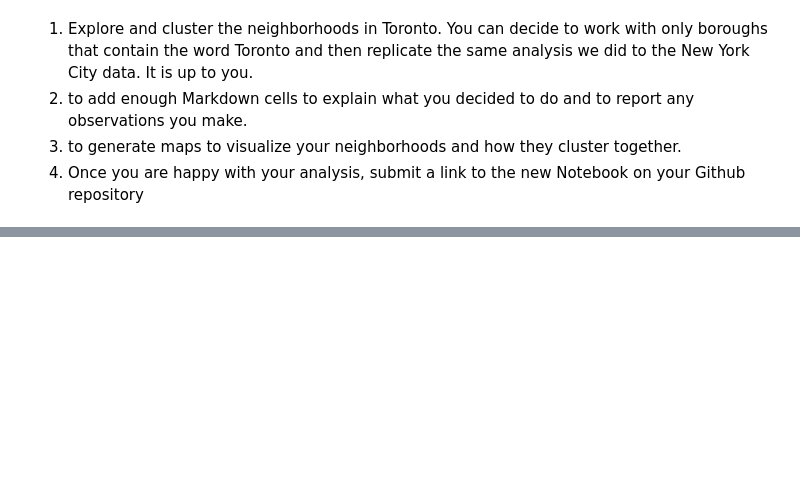
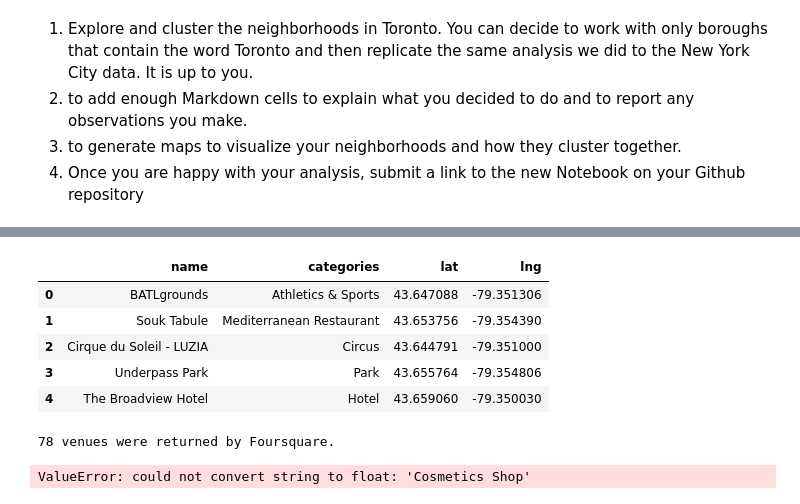
Before and after one commit to plink83/CourseraCapstone, a Jupyter notebook: Segmenting and Clustering Neighborhoods in Toronto.ipynb, the cells around one changed output, grey strips where cells are left out. Drawn from its saved outputs; the diff is of its cells as text; code cells hidden in the pictures; blank space fills up the shorter version.

```diff
--- a/Segmenting and Clustering Neighborhoods in Toronto.ipynb
+++ b/Segmenting and Clustering Neighborhoods in Toronto.ipynb
@@ -144,0 +169,3 @@ dfTotal.head()
+# %%
+latitude = 43.651070
+longitude = -79.347015
@@ -146,0 +216,4 @@ dfTotal.head()
+# %%
+import requests
+results = requests.get(url).json()
+results
@@ -146,0 +238,55 @@ dfTotal.head()
+# %%
+# function that extracts the category of the venue
+def get_category_type(row):
+    try:
+        categories_list = row['categories']
+    except:
+        categories_list = row['venue.categories']
+
+    if len(categories_list) == 0:
+        return None
+    else:
+        return categories_list[0]['name']
+# %%
+from pandas.io.json import json_normalize # tranform JSON file into a pandas dataframe
+
+venues = results['response']['groups'][0]['items']
+
+nearby_venues = json_normalize(venues) # flatten JSON
+
+# filter columns
+filtered_columns = ['venue.name', 'venue.categories', 'venue.location.lat', 'venue.location.lng']
+nearby_venues =nearby_venues.loc[:, filtered_columns]
+
+# filter the category for each row
+nearby_venues['venue.categories'] = nearby_venues.apply(get_category_type, axis=1)
+
+# clean columns
+nearby_venues.columns = [col.split(".")[-1] for col in nearby_venues.columns]
+
+nearby_venues.head()
+# %% [output]
+|  | name | categories | lat | lng |
+| 0 | BATLgrounds | Athletics & Sports | 43.647088 | -79.351306 |
+| 1 | Souk Tabule | Mediterranean Restaurant | 43.653756 | -79.354390 |
+| 2 | Cirque du Soleil - LUZIA | Circus | 43.644791 | -79.351000 |
+| 3 | Underpass Park | Park | 43.655764 | -79.354806 |
+| 4 | The Broadview Hotel | Hotel | 43.659060 | -79.350030 |
+# %%
+print('{} venues were returned by Foursquare.'.format(nearby_venues.shape[0]))
+# %% [output]
+78 venues were returned by Foursquare.
+# %%
+from sklearn.cluster import KMeans
+# set number of clusters
+kclusters = 5
+
+#manhattan_grouped_clustering = manhattan_grouped.drop('Neighborhood', 1)
+
+# run k-means clustering
+kmeans = KMeans(n_clusters=kclusters, random_state=0).fit(nearby_venues)   #manhattan_grouped_clustering)
+
+# check cluster labels generated for each row in the dataframe
+kmeans.labels_[0:10]
+# %% [output]
+ValueError: could not convert string to float: 'Cosmetics Shop'
```
Also changed, not shown: parts of 11 cells of this notebook.
